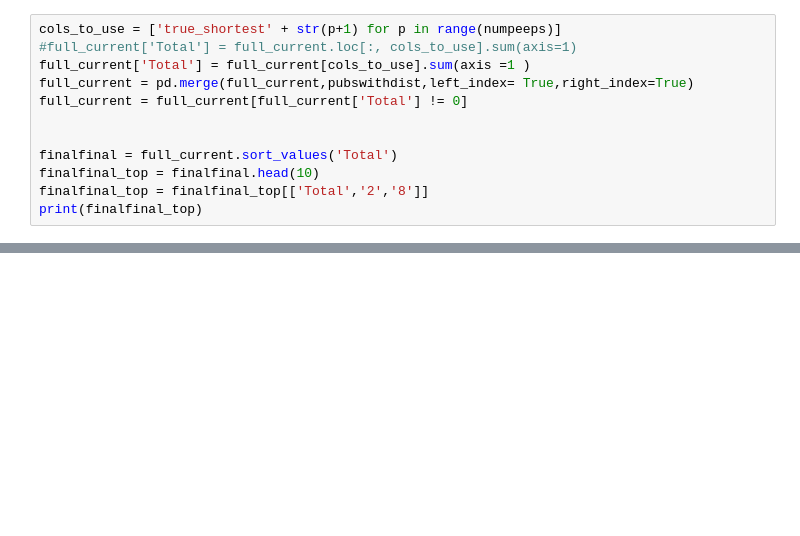
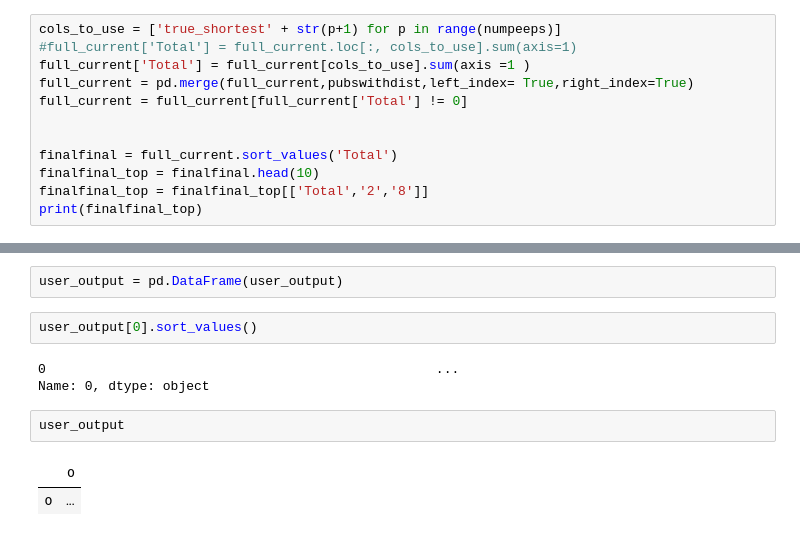
Before and after one commit to gbiggs31/halfway2, a Jupyter notebook: Scratch Script.ipynb, the cells around one changed output, grey strips where cells are left out. Cells and saved outputs as stored; diff of their text form; blank space fills up the shorter version.

```diff
--- a/Scratch Script.ipynb
+++ b/Scratch Script.ipynb
@@ -348,0 +592,12 @@ print(finalfinal_top)
+# %%
+user_output = pd.DataFrame(user_output)
+# %%
+user_output[0].sort_values()
+# %% [output]
+0                                                  ...
+Name: 0, dtype: object
+# %%
+user_output
+# %% [output]
+|  | 0 |
+| 0 | ... |
```
Also changed, not shown: parts of 11 cells of this notebook, 4 other files.
